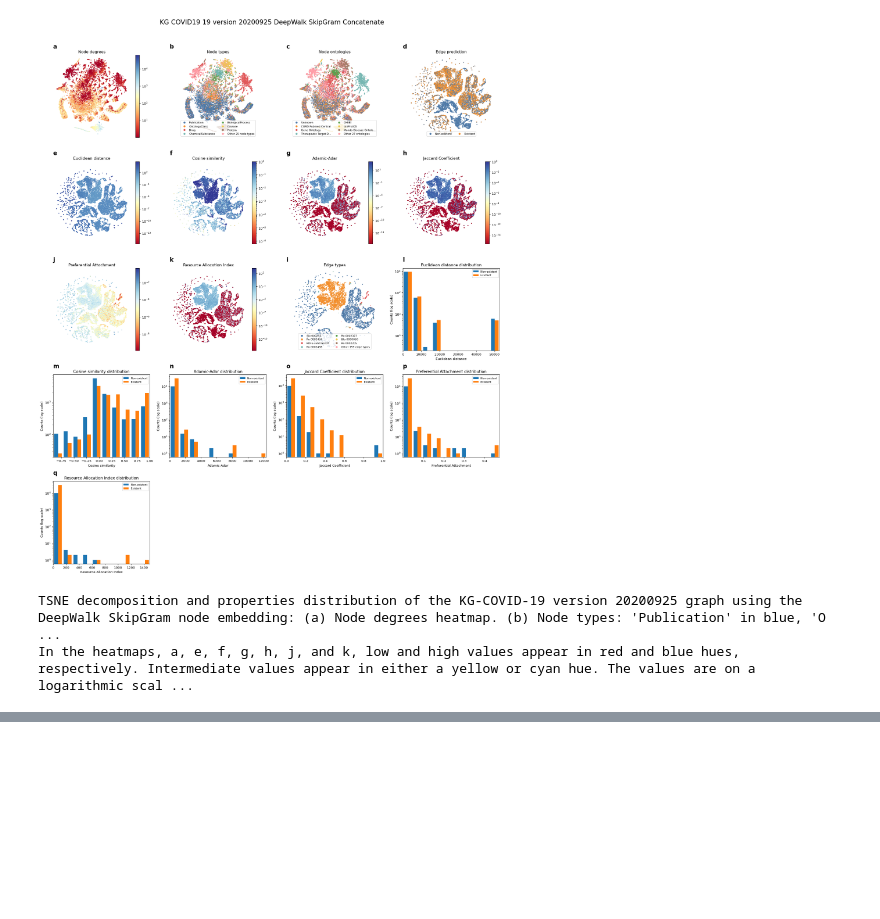
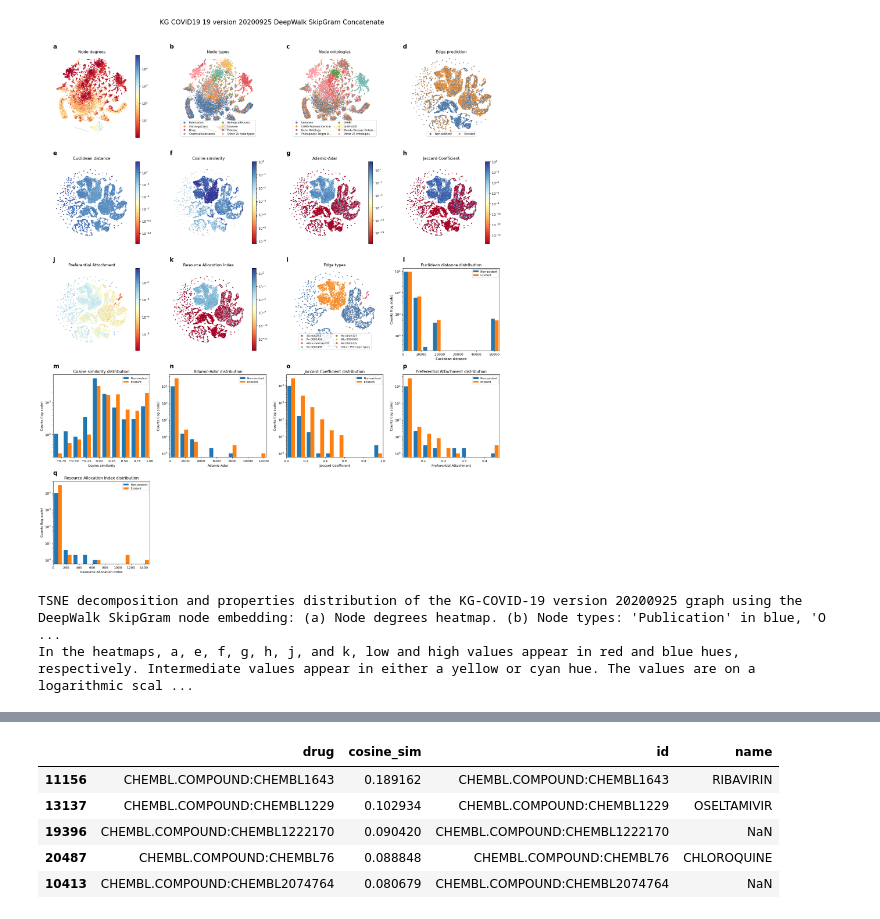
Before and after one commit to Knowledge-Graph-Hub/kg-example, a Jupyter notebook: tutorials/KG-Hub Tutorial 5 - GraphML case study.ipynb, the cells around one changed output, grey strips where cells are left out. Cells and saved outputs as stored; diff of their text form; code cells hidden in the pictures; blank space fills up the shorter version.

```diff
--- a/tutorials/KG-Hub Tutorial 5 - GraphML case study.ipynb
+++ b/tutorials/KG-Hub Tutorial 5 - GraphML case study.ipynb
@@ -191,0 +176,13 @@ cosine_sims.to_csv('cosine_sims.tsv', sep='\t')
+# %%
+drug_names = pd.read_csv('merged-kg_nodes.tsv', sep='\t', on_bad_lines='skip')[['id', 'name']]
+cosine_sims = get_cosine_sim(sars_cov_2_curie, chembl_drugs, embeddings.get_node_embedding_from_index(0), drug_names)
+
+pd.set_option('display.max_rows', 5)
+cosine_sims.head(5)
+# %% [output]
+|  | drug | cosine_sim | id | name |
+| 11156 | CHEMBL.COMPOUND:CHEMBL1643 | 0.189162 | CHEMBL.COMPOUND:CHEMBL1643 | RIBAVIRIN |
+| 13137 | CHEMBL.COMPOUND:CHEMBL1229 | 0.102934 | CHEMBL.COMPOUND:CHEMBL1229 | OSELTAMIVIR |
+| 19396 | CHEMBL.COMPOUND:CHEMBL1222170 | 0.090420 | CHEMBL.COMPOUND:CHEMBL1222170 | NaN |
+| 20487 | CHEMBL.COMPOUND:CHEMBL76 | 0.088848 | CHEMBL.COMPOUND:CHEMBL76 | CHLOROQUINE |
+| 10413 | CHEMBL.COMPOUND:CHEMBL2074764 | 0.080679 | CHEMBL.COMPOUND:CHEMBL2074764 | NaN |
```
Also changed, not shown: parts of 28 cells of this notebook.
